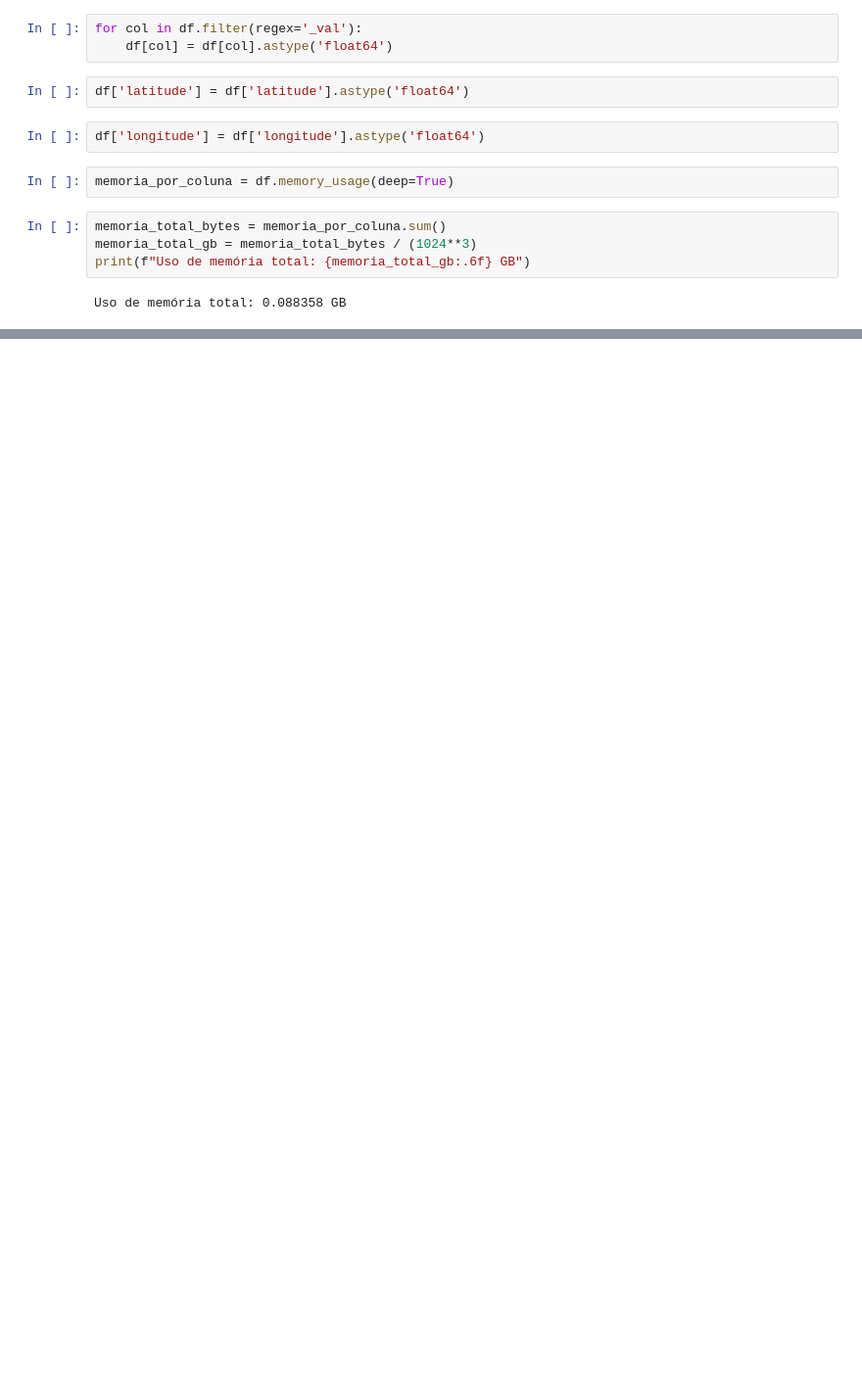
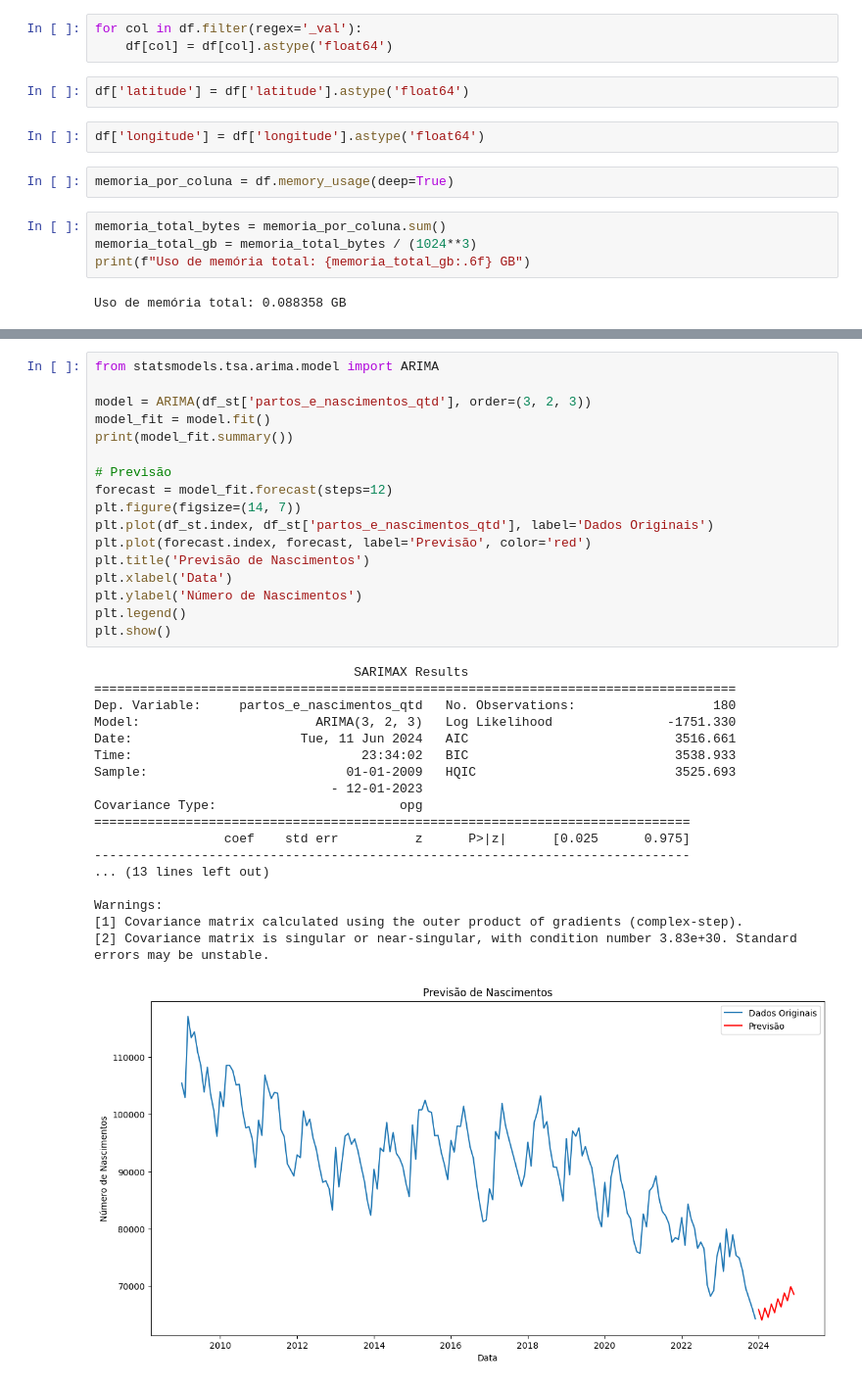
Before and after one commit to linocesar/desafio_ciencia_dados_2, a Jupyter notebook: exploracao.ipynb, the cells around one changed output, grey strips where cells are left out. Shown at 98% size. Saved outputs shown, nothing was run; the diff lists cells and outputs as text; blank space fills up the shorter version.

```diff
--- a/exploracao.ipynb
+++ b/exploracao.ipynb
@@ -260,0 +449,36 @@ df.describe()
+# %%
+from statsmodels.tsa.arima.model import ARIMA
+
+model = ARIMA(df_st['partos_e_nascimentos_qtd'], order=(3, 2, 3))
+model_fit = model.fit()
+print(model_fit.summary())
+
+# Previsão
+forecast = model_fit.forecast(steps=12)
+plt.figure(figsize=(14, 7))
+plt.plot(df_st.index, df_st['partos_e_nascimentos_qtd'], label='Dados Originais')
+plt.plot(forecast.index, forecast, label='Previsão', color='red')
+plt.title('Previsão de Nascimentos')
+plt.xlabel('Data')
+plt.ylabel('Número de Nascimentos')
+plt.legend()
+plt.show()
+# %% [output]
+                                  SARIMAX Results
+====================================================================================
+Dep. Variable:     partos_e_nascimentos_qtd   No. Observations:                  180
+Model:                       ARIMA(3, 2, 3)   Log Likelihood               -1751.330
+Date:                      Tue, 11 Jun 2024   AIC                           3516.661
+Time:                              23:34:02   BIC                           3538.933
+Sample:                          01-01-2009   HQIC                          3525.693
+                               - 12-01-2023
+Covariance Type:                        opg
+==============================================================================
+                 coef    std err          z      P>|z|      [0.025      0.975]
+------------------------------------------------------------------------------
+... (13 lines left out)
+
+Warnings:
+[1] Covariance matrix calculated using the outer product of gradients (complex-step).
+[2] Covariance matrix is singular or near-singular, with condition number 3.83e+30. Standard errors may be unstable.
+[figure, added]
```
Also changed, not shown: parts of 19 cells of this notebook, 6 other files.
